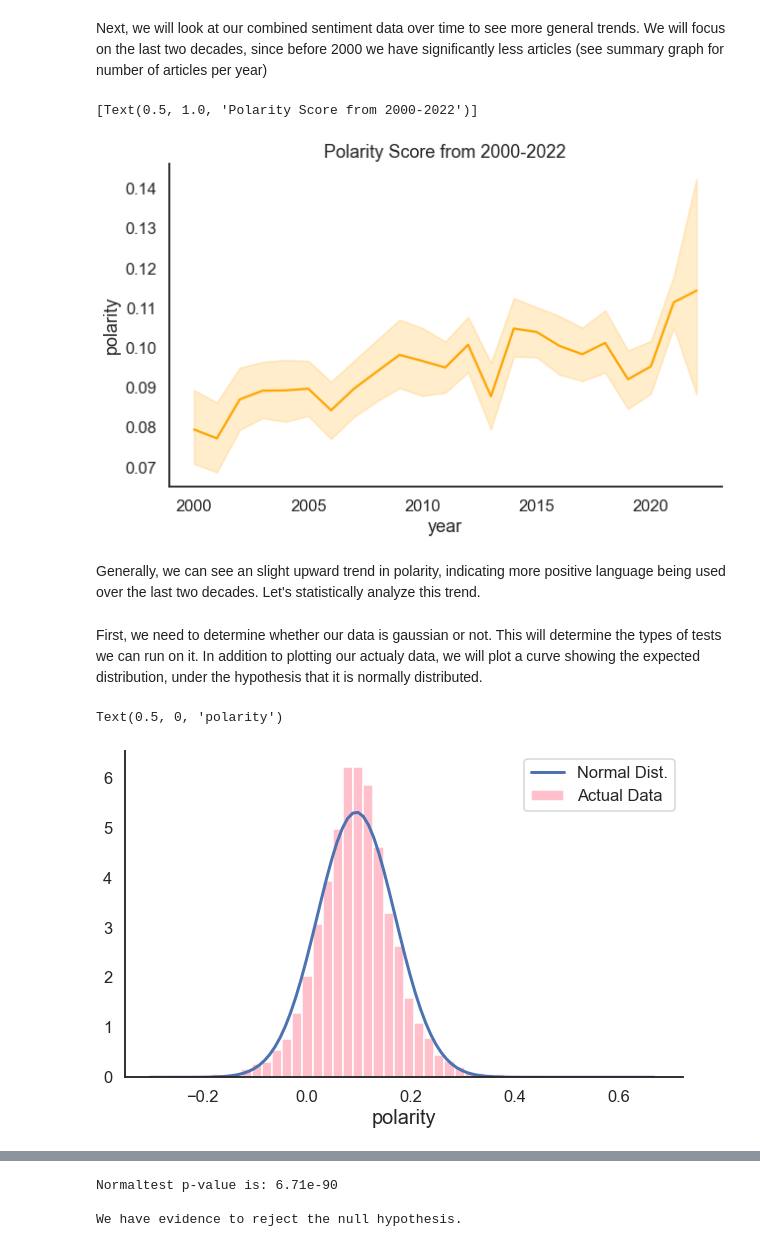
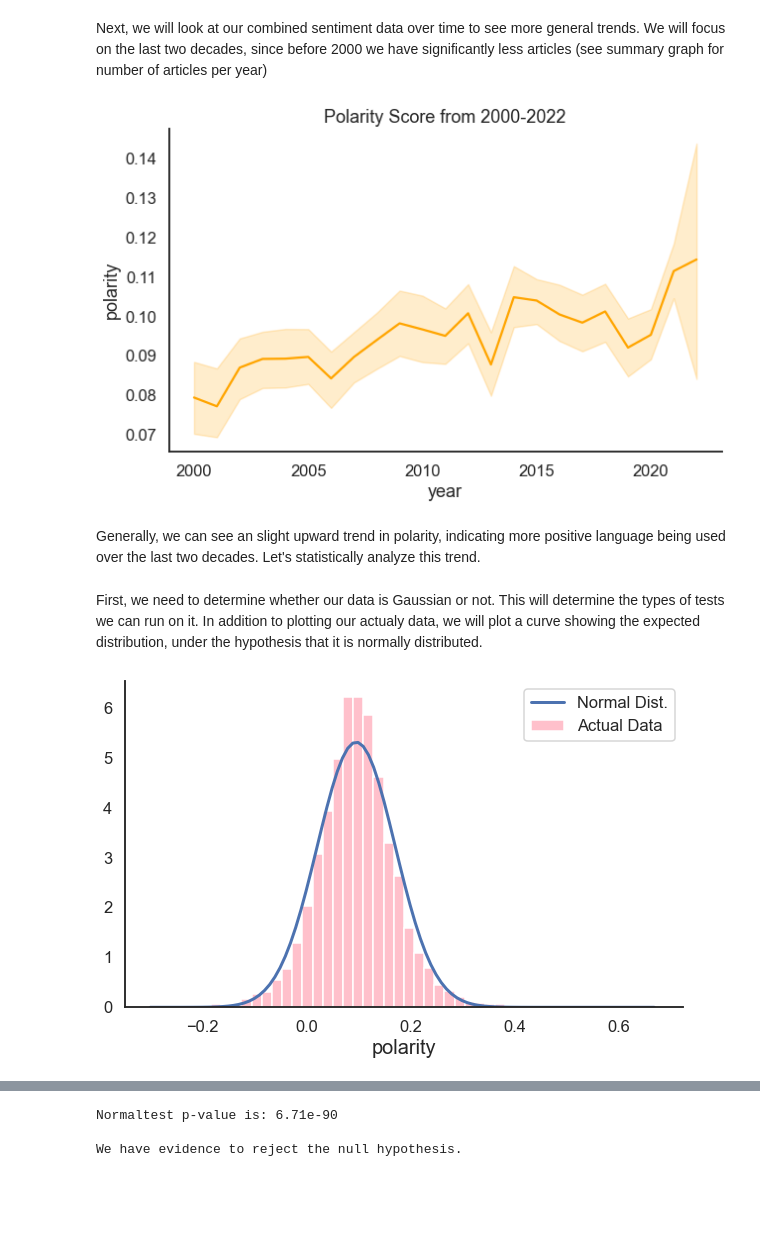
Before and after one commit to lilys01/sentiment-analysis-deaf-community, a Jupyter notebook: FinalProjectGroup054-Wi22.ipynb, the cells around one changed output, grey strips where cells are left out. Cells and saved outputs as stored; diff of their text form; code cells hidden in the pictures; blank space fills up the shorter version.

```diff
--- a/FinalProjectGroup054-Wi22.ipynb
+++ b/FinalProjectGroup054-Wi22.ipynb
@@ -346,6 +346,7 @@ plt.show()
 # %% [markdown]
 With the following graphs, we looked at the distribution of the variable polarity separated by news source. The polarity represents the degree of sentiment from -1 to 1, -1 being very negative and 1 being very positive. We also included a dotted line to indicate the mean of each distribution.
 # %%
+plt.rcParams['figure.figsize'] = (17, 10)
 newsLabels = ['abc', 'ap', 'guard', 'nyt', 'usa']
 for i in range(1, 6):
     plt.subplot(2, 3, i)
@@ -487,14 +491,15 @@ Looking at these results, one commmon thing we can observe is that sentiment abo
 Next, we will look at our combined sentiment data over time to see more general trends. We will focus on the last two decades, since before 2000 we have significantly less articles (see summary graph for number of articles per year)
 # %%
 plt.figure(figsize=(10, 6))
-sns.lineplot(data=combined_df[combined_df['year'] >= 2000], x='year', y='polarity', color='orange').set(title='Polarity Score from 2000-2022')
+sns.lineplot(data=combined_df[combined_df['year'] >= 2000], x='year', y='polarity', color='orange')
+plt.title("Polarity Score from 2000-2022")
+plt.show()
 # %% [output]
-[Text(0.5, 1.0, 'Polarity Score from 2000-2022')]
-[figure, old version]
+[figure, new version]
 # %% [markdown]
 Generally, we can see an slight upward trend in polarity, indicating more positive language being used over the last two decades. Let's statistically analyze this trend.
 # %% [markdown]
-First, we need to determine whether our data is gaussian or not. This will determine the types of tests we can run on it. In addition to plotting our actualy data, we will plot a curve showing the expected distribution, under the hypothesis that it is normally distributed.
+First, we need to determine whether our data is Gaussian or not. This will determine the types of tests we can run on it. In addition to plotting our actualy data, we will plot a curve showing the expected distribution, under the hypothesis that it is normally distributed.
 # %%
 #make a subset for the years after 2000
 subset = combined_df[combined_df['year'] >=2000].copy()
@@ -505,7 +510,7 @@ plt.plot(xs, fit, label='Normal Dist.', lw=3)
 plt.hist(subset['polarity'], 50, density=True, label='Actual Data', color='pink');
 plt.legend();
 plt.xlabel("polarity", fontsize = 20)
+plt.show()
 # %% [output]
-Text(0.5, 0, 'polarity')
 [figure]
 # %% [markdown]
```
Also changed, not shown: parts of 41 cells of this notebook.
